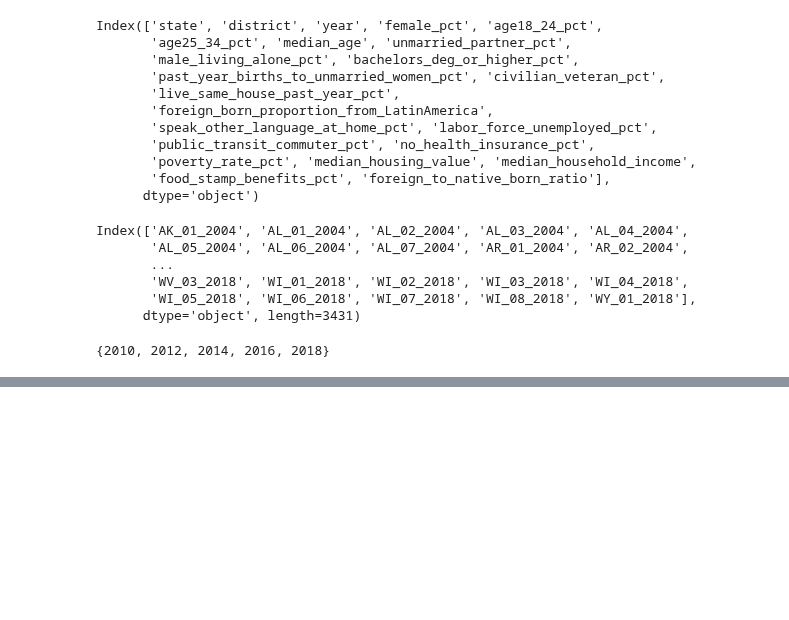
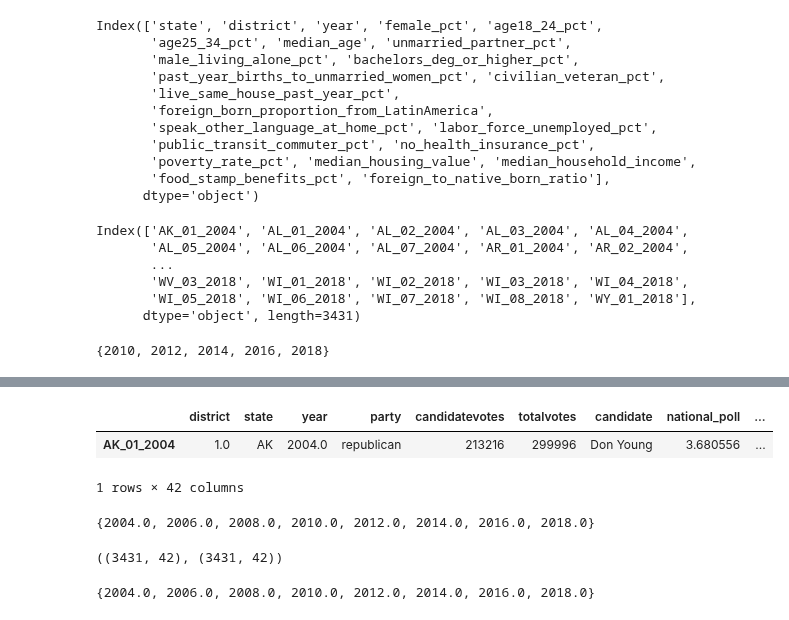
Before and after one commit to WildTangles/ac209a_project, a Jupyter notebook: ACS_Demographics_Processing.ipynb, the cells around one changed output, grey strips where cells are left out. Cells and saved outputs as stored; diff of their text form; code cells hidden in the pictures; blank space fills up the shorter version.

```diff
--- a/ACS_Demographics_Processing.ipynb
+++ b/ACS_Demographics_Processing.ipynb
@@ -320,0 +362,6 @@ fec_demographics_data.shape, test.shape
+# %%
+fec_demographics_imputed_data[fec_demographics_imputed_data.index == 'AK_01_2004']
+# %% [output]
+|  | district | state | year | party | candidatevotes | totalvotes | candidate | national_poll | ... |
+| AK_01_2004 | 1.0 | AK | 2004.0 | republican | 213216 | 299996 | Don Young | 3.680556 | ... |
+1 rows × 42 columns
@@ -320,0 +372,15 @@ fec_demographics_data.shape, test.shape
+# %%
+set(fec_demographics_imputed_data['year'].values)
+# %% [output]
+{2004.0, 2006.0, 2008.0, 2010.0, 2012.0, 2014.0, 2016.0, 2018.0}
+# %%
+pickle.dump(fec_demographics_imputed_data, open('Datasets/data_FEC_NATIONALPOLL_DEMOGRAPHICSIMPUTED_2004_2018.p', 'wb'))
+fec_demographics_imputed_data.to_csv('Datasets/data_FEC_NATIONALPOLL_DEMOGRAPHICSIMPUTED_2004_2018.csv')
+test = pickle.load(open('Datasets/data_FEC_NATIONALPOLL_DEMOGRAPHICSIMPUTED_2004_2018.p', 'rb'))
+fec_demographics_imputed_data.shape, test.shape
+# %% [output]
+((3431, 42), (3431, 42))
+# %%
+set(test['year'].values)
+# %% [output]
+{2004.0, 2006.0, 2008.0, 2010.0, 2012.0, 2014.0, 2016.0, 2018.0}
```
Also changed, not shown: parts of 18 cells of this notebook, 4 other files.
